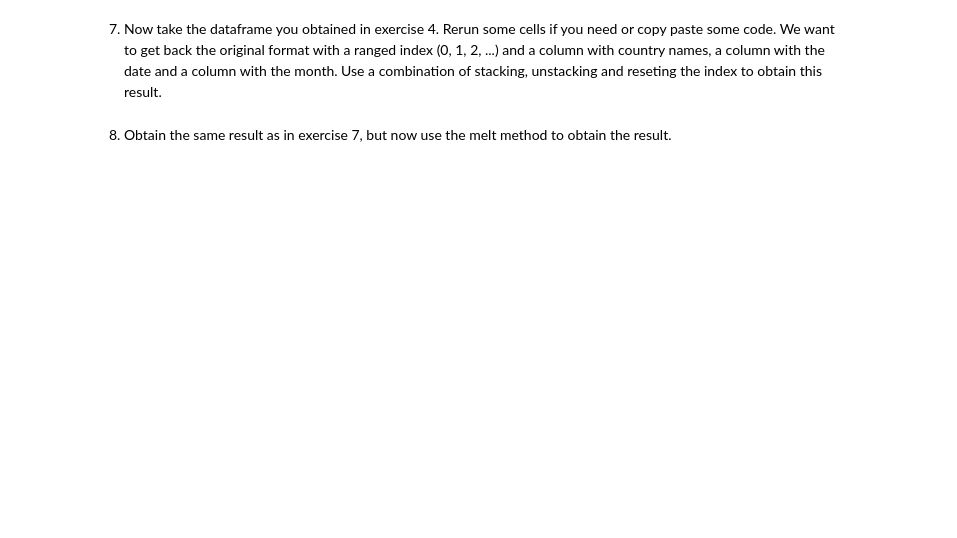
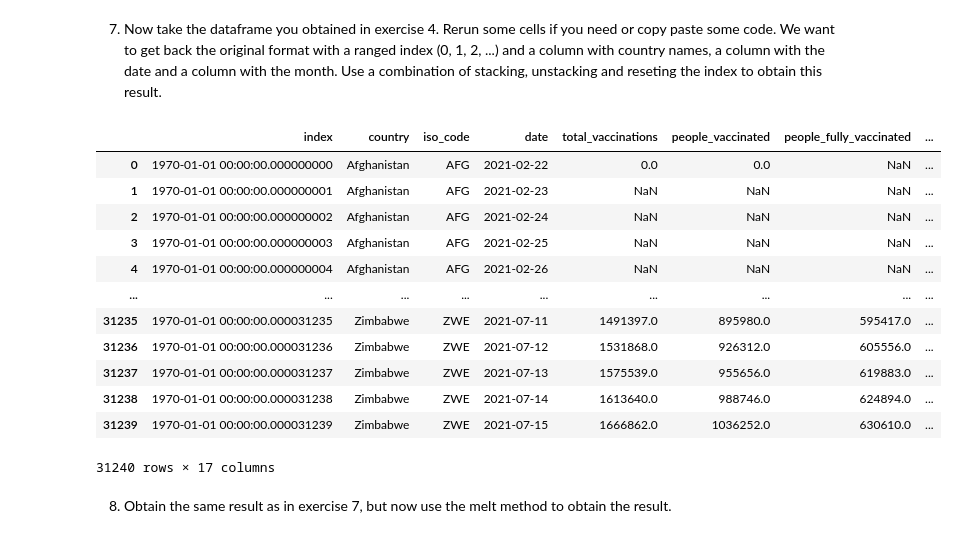
Before and after one commit to fenyx-it-academy/Class8-DataManipulation-Week20, a Jupyter notebook: assignment3.ipynb, the cells around one changed output. Saved outputs shown, nothing was run; the diff lists cells and outputs as text; code cells hidden in the pictures; blank space fills up the shorter version.

```diff
--- a/assignment3.ipynb
+++ b/assignment3.ipynb
@@ -15,4 +15,5 @@ import numpy as np
 # %% [markdown]
 Download the `country_vaccinations.csv` file from the following [kaggle page](https://www.kaggle.com/datasets/gpreda/covid-world-vaccination-progress). We load it in in the following cell, make sure to set the correct path. The rest of the assignment you will be using this dataframe!
 # %%
-df = pd.read_csv("/path/to/country_vaccinations.csv")
+df= pd.read_csv("country_vaccinations.csv")
+df
@@ -28,3 +84,5 @@ df = pd.read_csv("/path/to/country_vaccinations.csv")
 3. Convert the date index to datetime format.
 # %%
 # YOUR CODE HERE
+df.index = pd.to_datetime(df.index)
+df
@@ -32,3 +104,5 @@ df = pd.read_csv("/path/to/country_vaccinations.csv")
 4. Create a new column with the month of the date. You might have to do some googling about the datetime format to find out how to do this.
 # %%
 # YOUR CODE HERE
+df['Month'] = df.index.month
+print(df)
@@ -42,0 +151,6 @@ df = pd.read_csv("/path/to/country_vaccinations.csv")
+# %%
+# YOUR CODE HERE
+df['Month'] = df.index.month
+
+av = pd.pivot_table(df, values='daily_vaccinations_per_million', index='country', columns='Month', aggfunc='mean')
+print(av)
@@ -47,2 +175,22 @@ df = pd.read_csv("/path/to/country_vaccinations.csv")
+# %%
+# YOUR CODE HERE
+df = df.reset_index()
+df.melt(id_vars='country', var_name='Month', value_name="Average")
+df.reset_index(drop=True)
+df
+# %% [output]
+|  | index | country | iso_code | date | total_vaccinations | people_vaccinated | people_fully_vaccinated | ... |
+| 0 | 1970-01-01 00:00:00.000000000 | Afghanistan | AFG | 2021-02-22 | 0.0 | 0.0 | NaN | ... |
+| 1 | 1970-01-01 00:00:00.000000001 | Afghanistan | AFG | 2021-02-23 | NaN | NaN | NaN | ... |
+| 2 | 1970-01-01 00:00:00.000000002 | Afghanistan | AFG | 2021-02-24 | NaN | NaN | NaN | ... |
+| 3 | 1970-01-01 00:00:00.000000003 | Afghanistan | AFG | 2021-02-25 | NaN | NaN | NaN | ... |
+| 4 | 1970-01-01 00:00:00.000000004 | Afghanistan | AFG | 2021-02-26 | NaN | NaN | NaN | ... |
+| ... | ... | ... | ... | ... | ... | ... | ... | ... |
+| 31235 | 1970-01-01 00:00:00.000031235 | Zimbabwe | ZWE | 2021-07-11 | 1491397.0 | 895980.0 | 595417.0 | ... |
+| 31236 | 1970-01-01 00:00:00.000031236 | Zimbabwe | ZWE | 2021-07-12 | 1531868.0 | 926312.0 | 605556.0 | ... |
+| 31237 | 1970-01-01 00:00:00.000031237 | Zimbabwe | ZWE | 2021-07-13 | 1575539.0 | 955656.0 | 619883.0 | ... |
+| 31238 | 1970-01-01 00:00:00.000031238 | Zimbabwe | ZWE | 2021-07-14 | 1613640.0 | 988746.0 | 624894.0 | ... |
+| 31239 | 1970-01-01 00:00:00.000031239 | Zimbabwe | ZWE | 2021-07-15 | 1666862.0 | 1036252.0 | 630610.0 | ... |
+31240 rows × 17 columns
 # %% [markdown]
 8. Obtain the same result as in exercise 7, but now use the melt method to obtain the result.
```
Also changed, not shown: parts of 14 cells of this notebook, 1 other file.
